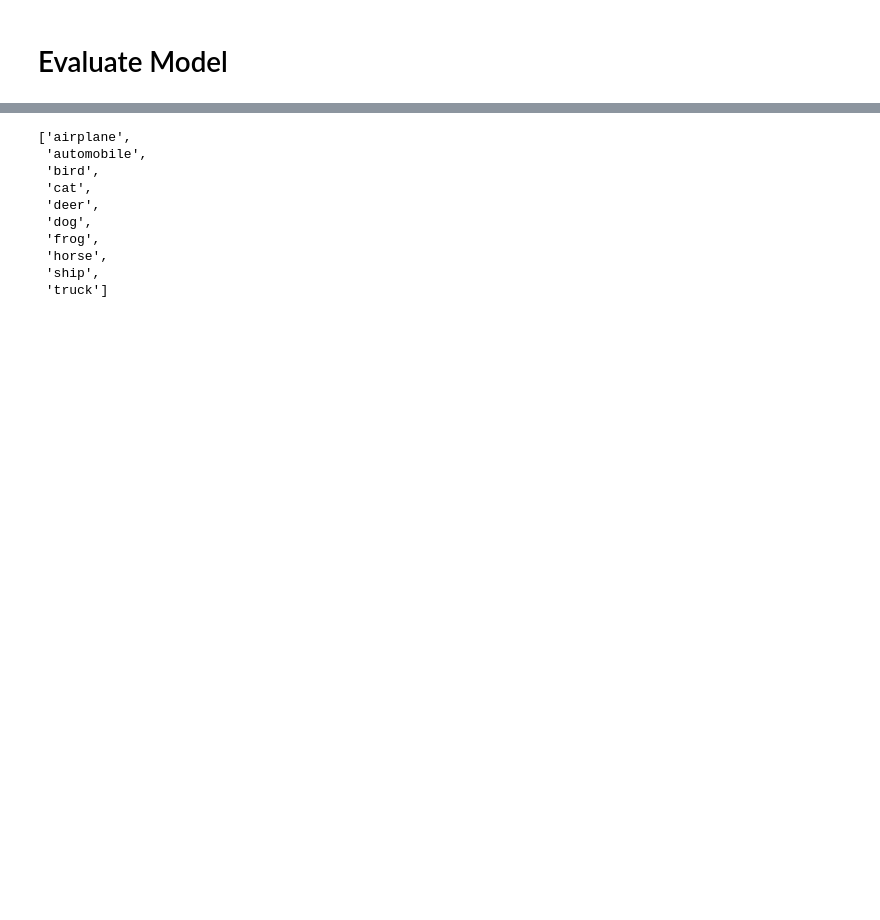
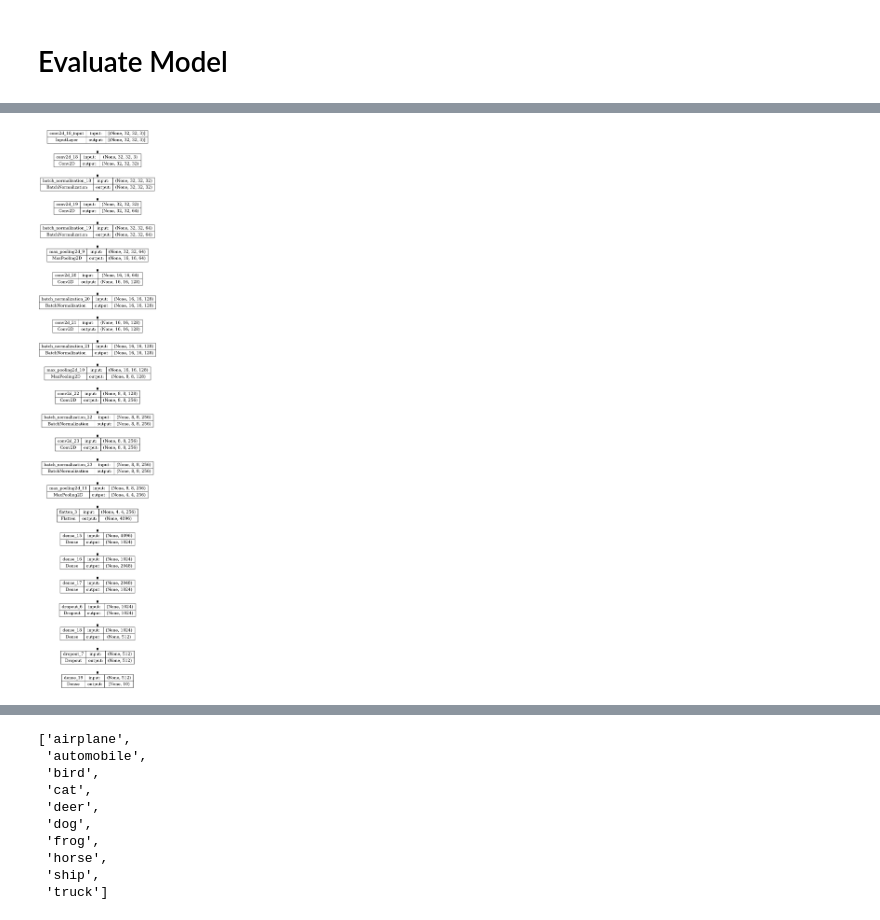
Before and after one commit to shahGnp/multiclassimageclassificationCNN, a Jupyter notebook: multiclassimageclassifier.ipynb, the cells around one changed output, grey strips where cells are left out. Drawn from its saved outputs; the diff is of its cells as text; code cells hidden in the pictures; blank space fills up the shorter version.

```diff
--- a/multiclassimageclassifier.ipynb
+++ b/multiclassimageclassifier.ipynb
@@ -309,0 +391,4 @@ print(Loaded_model.evaluate(test_datagen))
+# %%
+plot_model(Loaded_model, to_file="model_plt.png",show_shapes=True)
+# %% [output]
+[figure, added]
```
Also changed, not shown: parts of 31 cells of this notebook, 25 other files.
